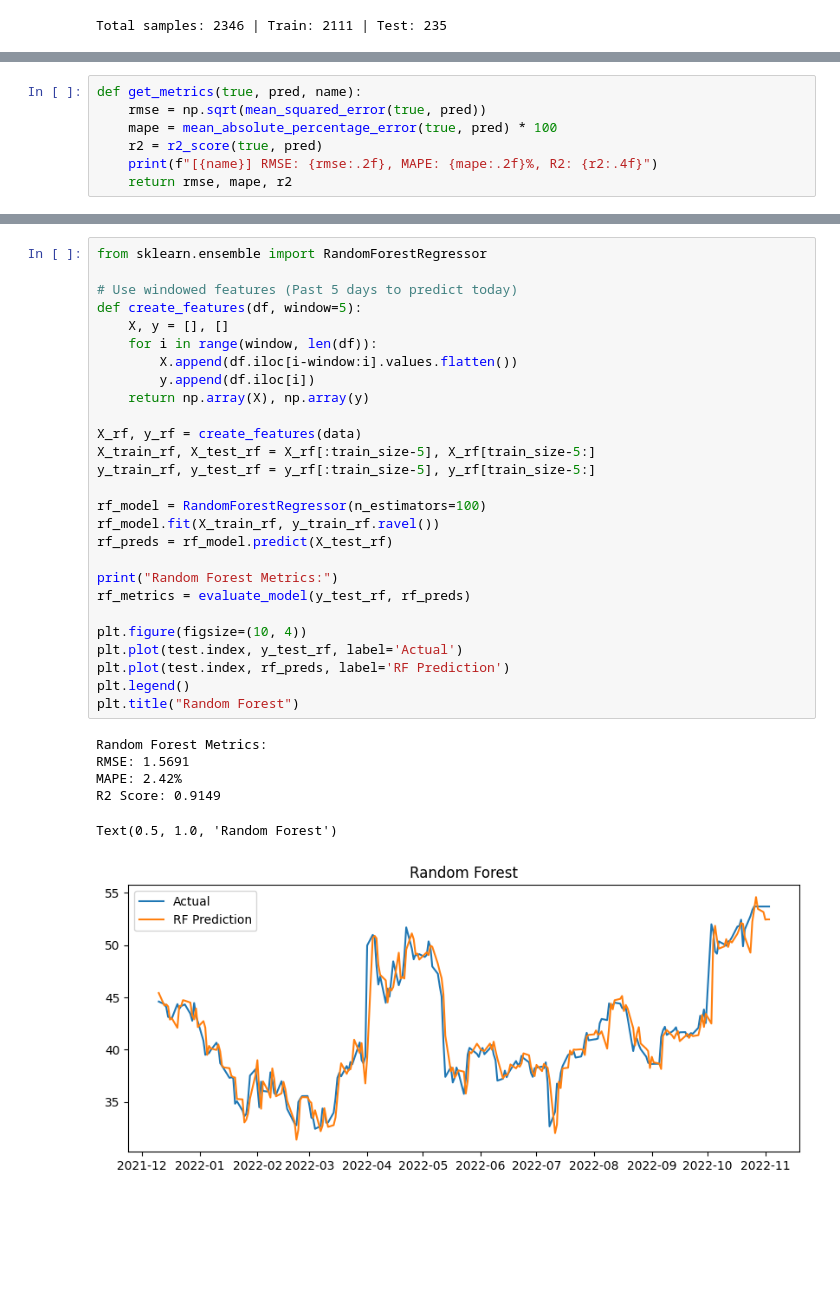
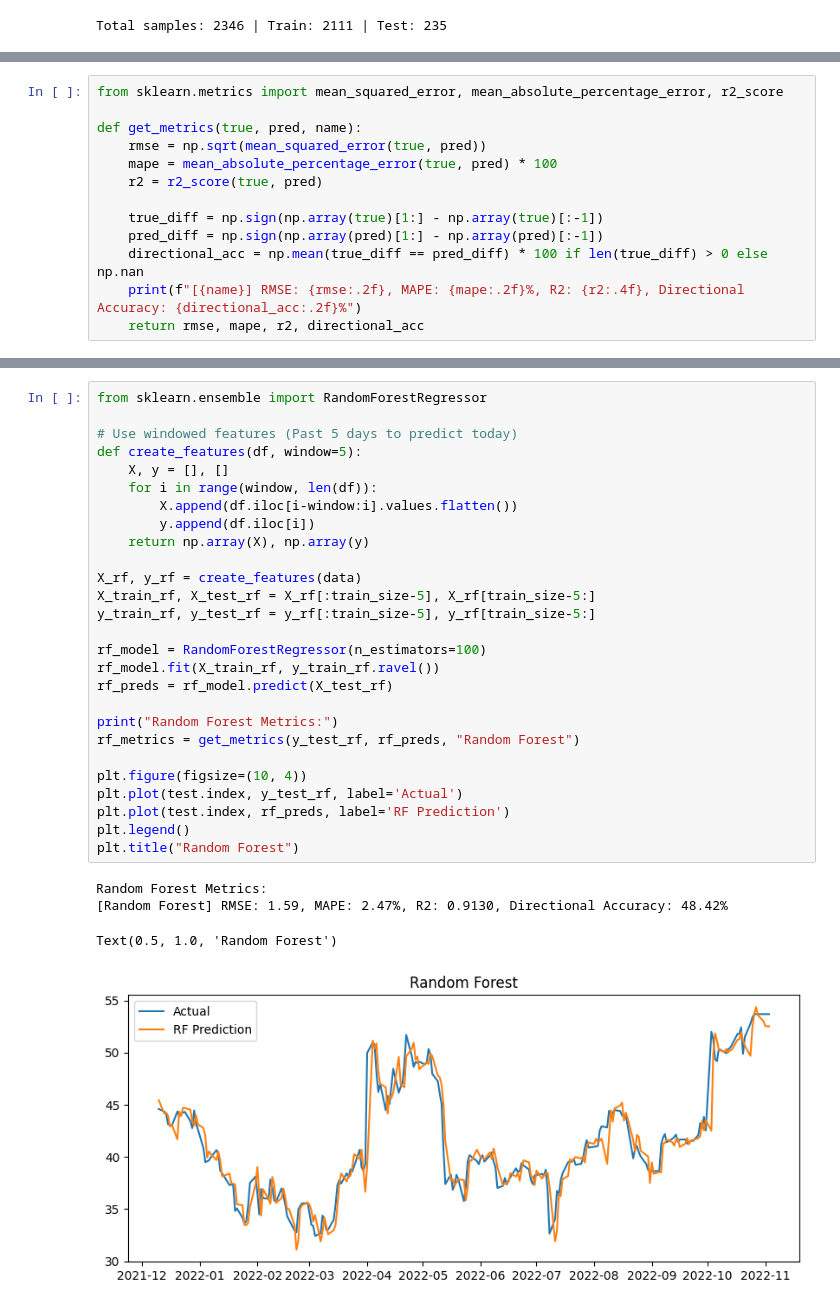
Before and after one commit to zirconnotfound/stock-market-forecast, a Jupyter notebook: twitter_stock_auto.ipynb, the cells around one changed output, grey strips where cells are left out. Cells and saved outputs as stored; diff of their text form; blank space fills up the shorter version.

```diff
--- a/twitter_stock_auto.ipynb
+++ b/twitter_stock_auto.ipynb
@@ -45,10 +34,16 @@ def evaluate_model(y_true, y_pred):
 # %%
+from sklearn.metrics import mean_squared_error, mean_absolute_percentage_error, r2_score
+
 def get_metrics(true, pred, name):
     rmse = np.sqrt(mean_squared_error(true, pred))
     mape = mean_absolute_percentage_error(true, pred) * 100
     r2 = r2_score(true, pred)
-    print(f"[{name}] RMSE: {rmse:.2f}, MAPE: {mape:.2f}%, R2: {r2:.4f}")
-    return rmse, mape, r2
+
+    true_diff = np.sign(np.array(true)[1:] - np.array(true)[:-1])
+    pred_diff = np.sign(np.array(pred)[1:] - np.array(pred)[:-1])
+    directional_acc = np.mean(true_diff == pred_diff) * 100 if len(true_diff) > 0 else np.nan
+    print(f"[{name}] RMSE: {rmse:.2f}, MAPE: {mape:.2f}%, R2: {r2:.4f}, Directional Accuracy: {directional_acc:.2f}%")
+    return rmse, mape, r2, directional_acc
 # %%
 from sklearn.linear_model import LinearRegression
 
@@ -73,37 +68,35 @@ Text(0.5, 1.0, 'Linear Regression')
 # %%
 from sklearn.ensemble import RandomForestRegressor
 
 # Use windowed features (Past 5 days to predict today)
 def create_features(df, window=5):
     X, y = [], []
     for i in range(window, len(df)):
         X.append(df.iloc[i-window:i].values.flatten())
         y.append(df.iloc[i])
     return np.array(X), np.array(y)
 
 X_rf, y_rf = create_features(data)
 X_train_rf, X_test_rf = X_rf[:train_size-5], X_rf[train_size-5:]
 y_train_rf, y_test_rf = y_rf[:train_size-5], y_rf[train_size-5:]
 
 rf_model = RandomForestRegressor(n_estimators=100)
 rf_model.fit(X_train_rf, y_train_rf.ravel())
 rf_preds = rf_model.predict(X_test_rf)
 
 print("Random Forest Metrics:")
-rf_metrics = evaluate_model(y_test_rf, rf_preds)
+rf_metrics = get_metrics(y_test_rf, rf_preds, "Random Forest")
 
 plt.figure(figsize=(10, 4))
 plt.plot(test.index, y_test_rf, label='Actual')
 plt.plot(test.index, rf_preds, label='RF Prediction')
 plt.legend()
 plt.title("Random Forest")
 # %% [output]
 Random Forest Metrics:
-RMSE: 1.5691
-MAPE: 2.42%
-R2 Score: 0.9149
+[Random Forest] RMSE: 1.59, MAPE: 2.47%, R2: 0.9130, Directional Accuracy: 48.42%
 Text(0.5, 1.0, 'Random Forest')
-[figure, old version]
+[figure, new version]
 # %%
 from xgboost import XGBRegressor
 from sklearn.model_selection import GridSearchCV
```
Also changed, not shown: parts of 8 cells of this notebook, 2 other files.
